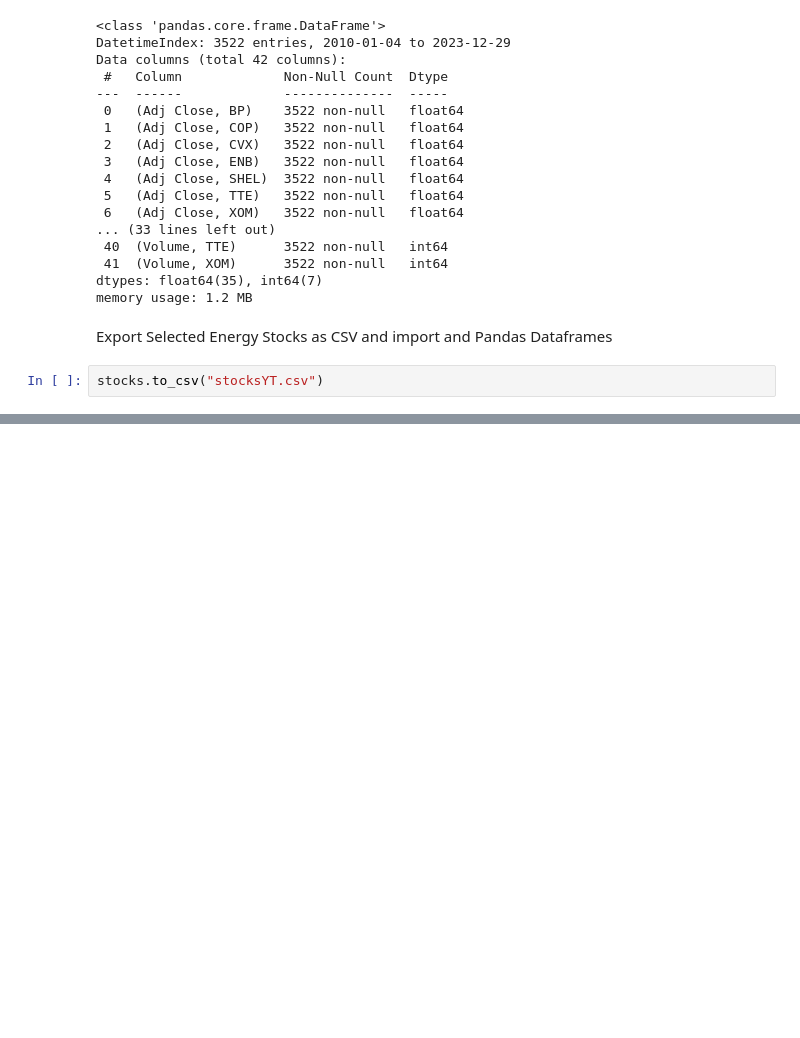
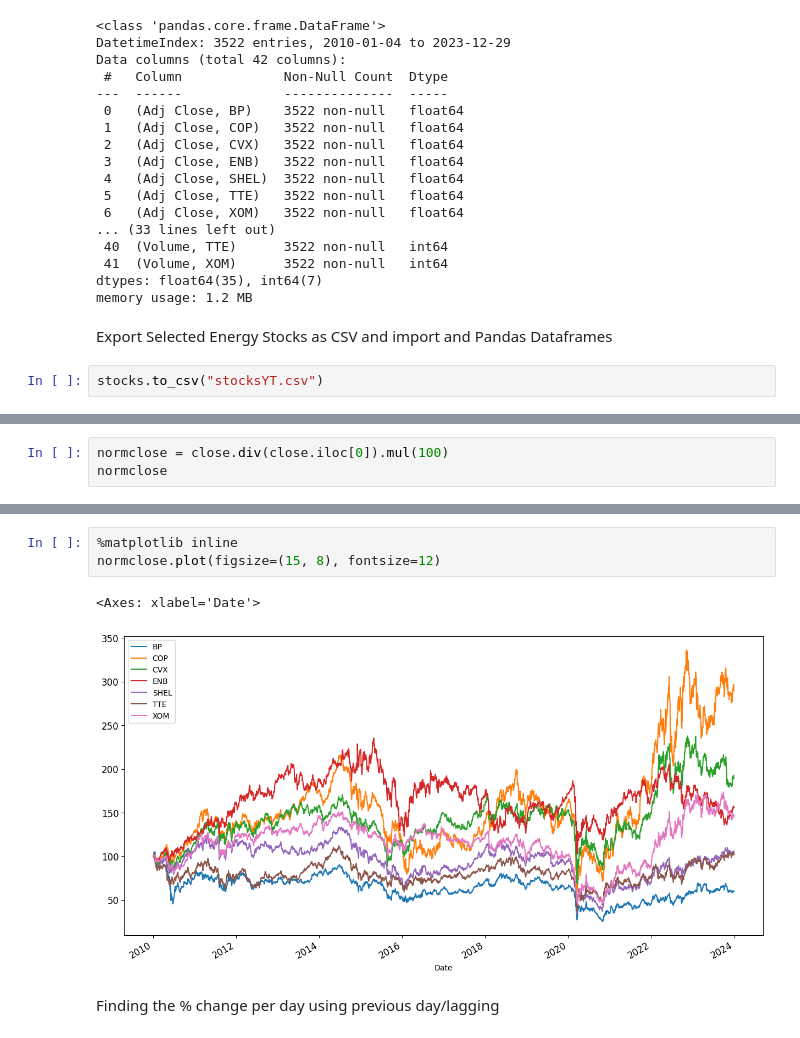
Before and after one commit to Shaun-Gillie/Algo, a Jupyter notebook: Energy Trading.ipynb, the cells around one changed output, grey strips where cells are left out. Saved outputs shown, nothing was run; the diff lists cells and outputs as text; blank space fills up the shorter version.

```diff
--- a/Energy Trading.ipynb
+++ b/Energy Trading.ipynb
@@ -116,0 +178,3 @@ stocks
+# %%
+normclose = close.div(close.iloc[0]).mul(100)
+normclose
@@ -116,0 +196,8 @@ stocks
+# %%
+%matplotlib inline
+normclose.plot(figsize=(15, 8), fontsize=12)
+# %% [output]
+<Axes: xlabel='Date'>
+[figure, added]
+# %% [markdown]
+Finding the % change per day using previous day/lagging
```
Also changed, not shown: parts of 21 cells of this notebook.
